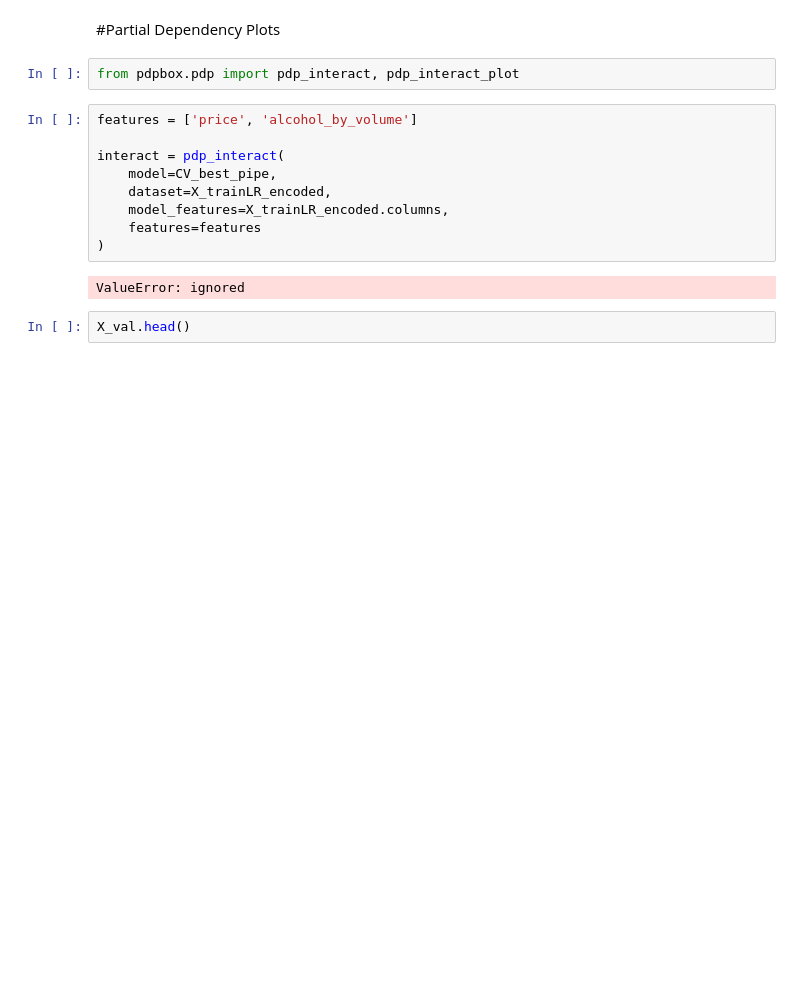
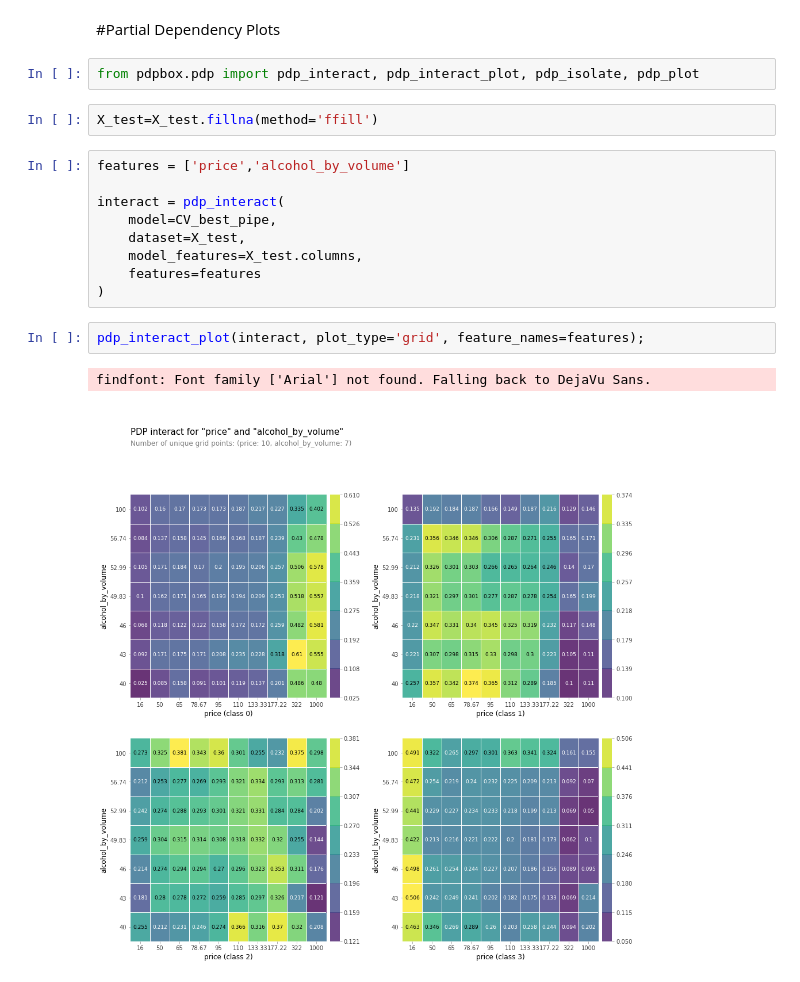
Before and after one commit to StevenWestmoreland/BuildWeek2ScotchDataset, a Jupyter notebook: DSPT6_Unit2_Build_StevenWestmoreland.ipynb, the cells around one changed output. Drawn from its saved outputs; the diff is of its cells as text; blank space fills up the shorter version.

```diff
--- a/DSPT6_Unit2_Build_StevenWestmoreland.ipynb
+++ b/DSPT6_Unit2_Build_StevenWestmoreland.ipynb
@@ -726,17 +752,20 @@ XGBClassifier(base_score=0.5, booster='gbtree', colsample_bylevel=1,
 # %% [markdown]
 #Partial Dependency Plots
 # %%
-from pdpbox.pdp import pdp_interact, pdp_interact_plot
+from pdpbox.pdp import pdp_interact, pdp_interact_plot, pdp_isolate, pdp_plot
+# %%
+X_test=X_test.fillna(method='ffill')
 # %%
-features = ['price', 'alcohol_by_volume']
+features = ['price','alcohol_by_volume']
 
 interact = pdp_interact(
     model=CV_best_pipe,
-    dataset=X_trainLR_encoded,
-    model_features=X_trainLR_encoded.columns,
+    dataset=X_test,
+    model_features=X_test.columns,
     features=features
 )
-# %% [output]
-ValueError: ignored
-# %%
-X_val.head()
+# %%
+pdp_interact_plot(interact, plot_type='grid', feature_names=features);
+# %% [output]
+findfont: Font family ['Arial'] not found. Falling back to DejaVu Sans.
+[figure, added]
```
Also changed, not shown: parts of 17 cells of this notebook.
